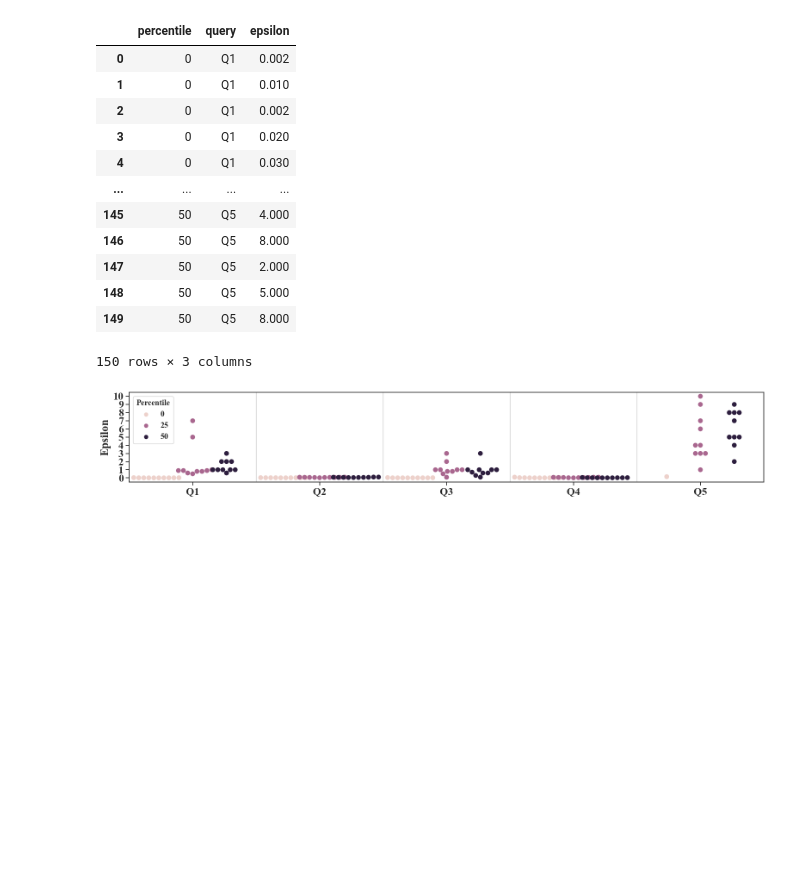
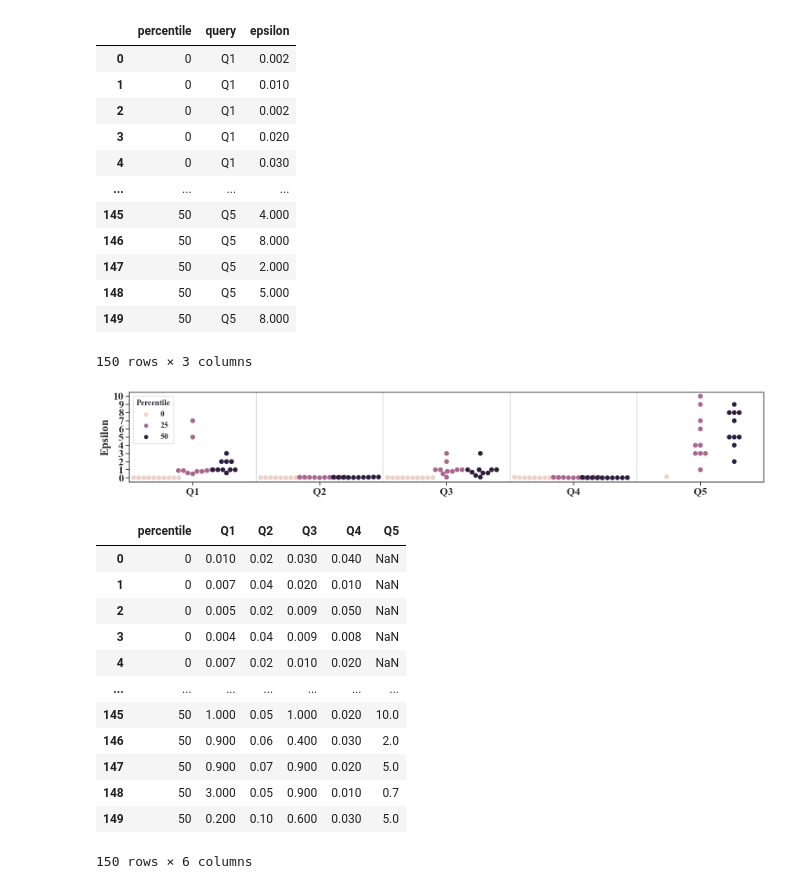
Before and after one commit to youny626/DP_test, a Jupyter notebook: ablation/vary_percentile/plot.ipynb, the cells around one changed output. Cells and saved outputs as stored; diff of their text form; code cells hidden in the pictures; blank space fills up the shorter version.

```diff
--- a/ablation/vary_percentile/plot.ipynb
+++ b/ablation/vary_percentile/plot.ipynb
@@ -82,3 +82,39 @@ plt.show()
 plt.close()
 # %% [output]
 [figure]
+# %%
+import pandas as pd
+import numpy as np
+
+percentiles = [0, 25, 50]
+
+data = []
+for percentile in percentiles:
+    with open(f"./percentile_{percentile}_eps.log") as f:
+        lines = f.readlines()
+        for line in lines:
+            eps_res = [percentile]
+            split = line.split(", ")
+            for eps in split:
+                if "None" in eps:
+                    eps_res.append(np.nan)
+                else:
+                    eps_res.append(float(eps))
+            data.append(eps_res)
+
+df = pd.DataFrame(data=data, columns=["percentile", "Q1", "Q2", "Q3", "Q4", "Q5"])
+df
+# %% [output]
+|  | percentile | Q1 | Q2 | Q3 | Q4 | Q5 |
+| 0 | 0 | 0.010 | 0.02 | 0.030 | 0.040 | NaN |
+| 1 | 0 | 0.007 | 0.04 | 0.020 | 0.010 | NaN |
+| 2 | 0 | 0.005 | 0.02 | 0.009 | 0.050 | NaN |
+| 3 | 0 | 0.004 | 0.04 | 0.009 | 0.008 | NaN |
+| 4 | 0 | 0.007 | 0.02 | 0.010 | 0.020 | NaN |
+| ... | ... | ... | ... | ... | ... | ... |
+| 145 | 50 | 1.000 | 0.05 | 1.000 | 0.020 | 10.0 |
+| 146 | 50 | 0.900 | 0.06 | 0.400 | 0.030 | 2.0 |
+| 147 | 50 | 0.900 | 0.07 | 0.900 | 0.020 | 5.0 |
+| 148 | 50 | 3.000 | 0.05 | 0.900 | 0.010 | 0.7 |
+| 149 | 50 | 0.200 | 0.10 | 0.600 | 0.030 | 5.0 |
+150 rows × 6 columns
```
Also changed, not shown: parts of 4 cells of this notebook, 2 other files.
